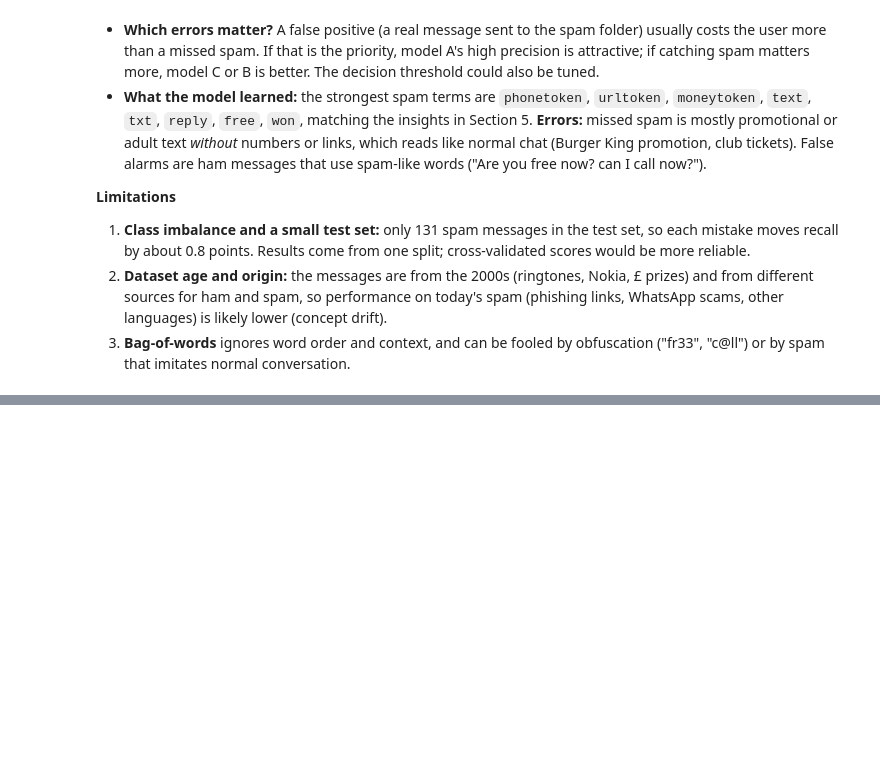
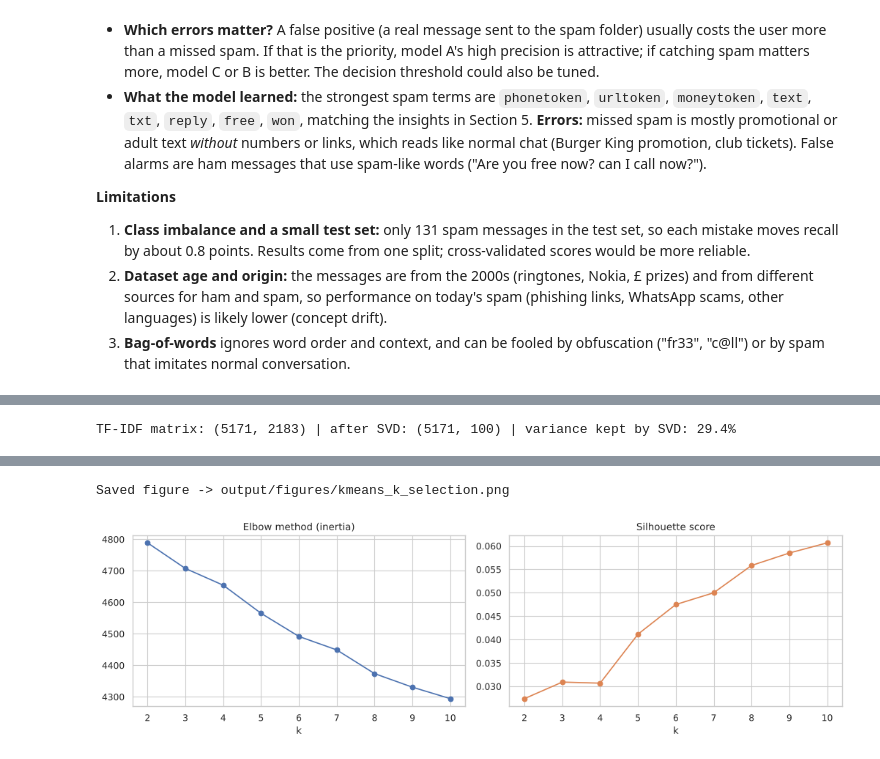
Before and after one commit to mahmoudd-adell/bd-a1, a Jupyter notebook: notebook/analysis.ipynb, the cells around one changed output, grey strips where cells are left out. Cells and saved outputs as stored; diff of their text form; code cells hidden in the pictures; blank space fills up the shorter version.

Commit message:
Notebook: K-Means clustering with k selection and cluster summary (6.2)

```diff
--- a/notebook/analysis.ipynb
+++ b/notebook/analysis.ipynb
@@ -896,0 +902,31 @@ Saved -> output/model_metrics.txt
+# %%
+STOPWORDS_KM = STOPWORDS | {"numtoken"}
+tfidf_km = TfidfVectorizer(stop_words=list(STOPWORDS_KM), min_df=3, max_df=0.5, sublinear_tf=True)
+X_tfidf = tfidf_km.fit_transform(df["cleaned_text"])
+svd = TruncatedSVD(n_components=100, random_state=RANDOM_STATE)
+X_lsa = Normalizer(copy=False).fit_transform(svd.fit_transform(X_tfidf))
+print("TF-IDF matrix:", X_tfidf.shape, "| after SVD:", X_lsa.shape,
+      f"| variance kept by SVD: {svd.explained_variance_ratio_.sum():.1%}")
+
+k_values = range(2, 11)
+inertias, sils, largest, spam_cluster_size, spam_cluster_pct = [], [], [], [], []
+for k in k_values:
+    km = KMeans(n_clusters=k, n_init=10, random_state=RANDOM_STATE).fit(X_lsa)
+    inertias.append(km.inertia_)
+    sils.append(silhouette_score(X_lsa, km.labels_, random_state=RANDOM_STATE))
+    # diagnostics only (labels are NOT used to fit): size of biggest cluster and the most spam-heavy cluster
+    pct = pd.Series(df["label_num"].values).groupby(km.labels_).mean()
+    largest.append(np.bincount(km.labels_).max())
+    spam_cluster_size.append(int((km.labels_ == pct.idxmax()).sum()))
+    spam_cluster_pct.append(round(100 * pct.max(), 1))
+k_table = pd.DataFrame({"k": list(k_values), "inertia": np.round(inertias, 1), "silhouette": np.round(sils, 4),
+                        "largest cluster": largest, "spam-heavy cluster size": spam_cluster_size,
+                        "% spam in that cluster": spam_cluster_pct})
+display(k_table.set_index("k").T)
+
+fig, axes = plt.subplots(1, 2, figsize=(13, 4))
+axes[0].plot(list(k_values), inertias, "o-"); axes[0].set_title("Elbow method (inertia)"); axes[0].set_xlabel("k")
+axes[1].plot(list(k_values), sils, "o-", color="#DD8452"); axes[1].set_title("Silhouette score"); axes[1].set_xlabel("k")
+plt.tight_layout(); save_fig(fig, "kmeans_k_selection.png"); plt.show()
+# %% [output]
+TF-IDF matrix: (5171, 2183) | after SVD: (5171, 100) | variance kept by SVD: 29.4%
@@ -896,0 +939,2 @@ Saved -> output/model_metrics.txt
+Saved figure -> output/figures/kmeans_k_selection.png
+[figure, added]
```
Also changed, not shown: parts of 10 cells of this notebook, 3 other files.
